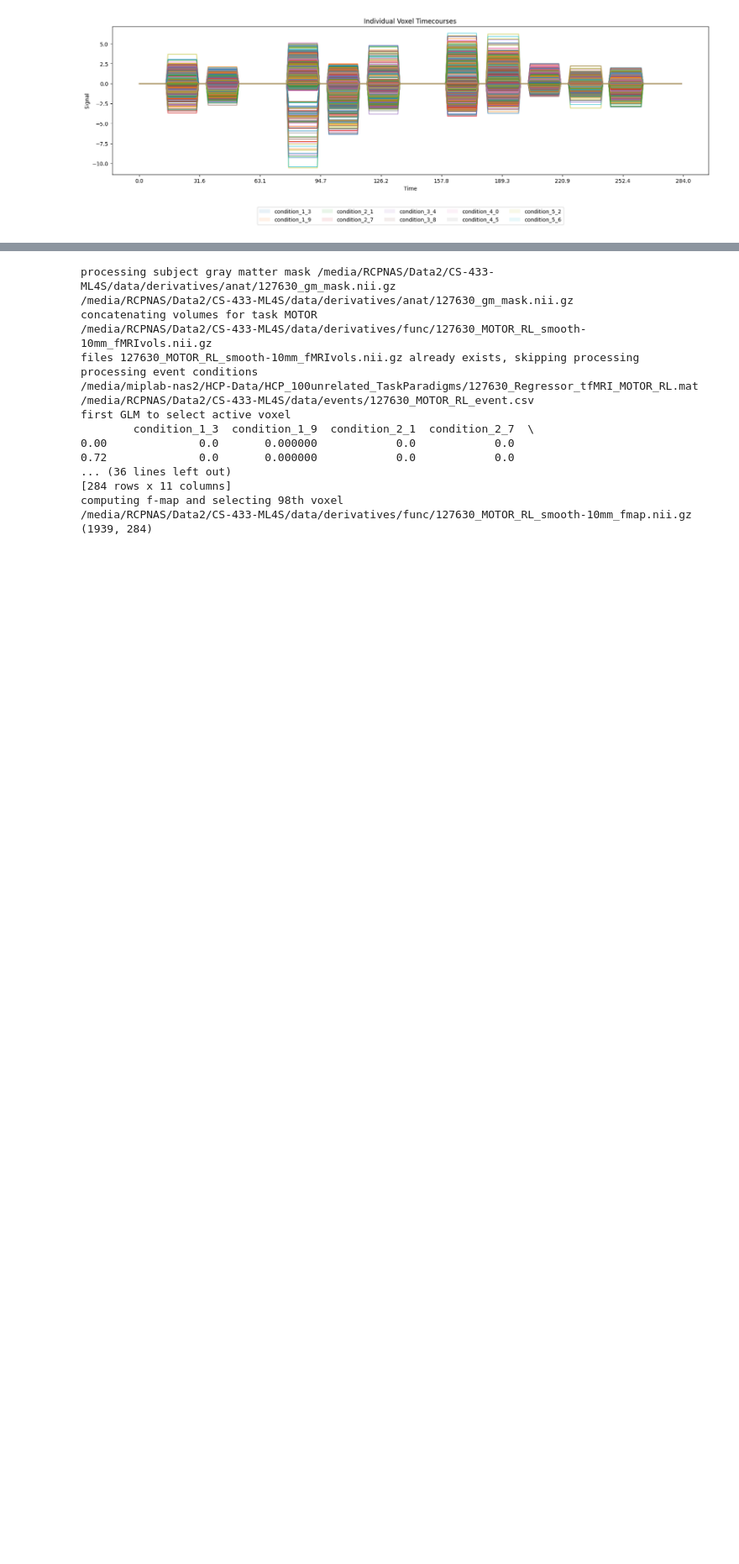
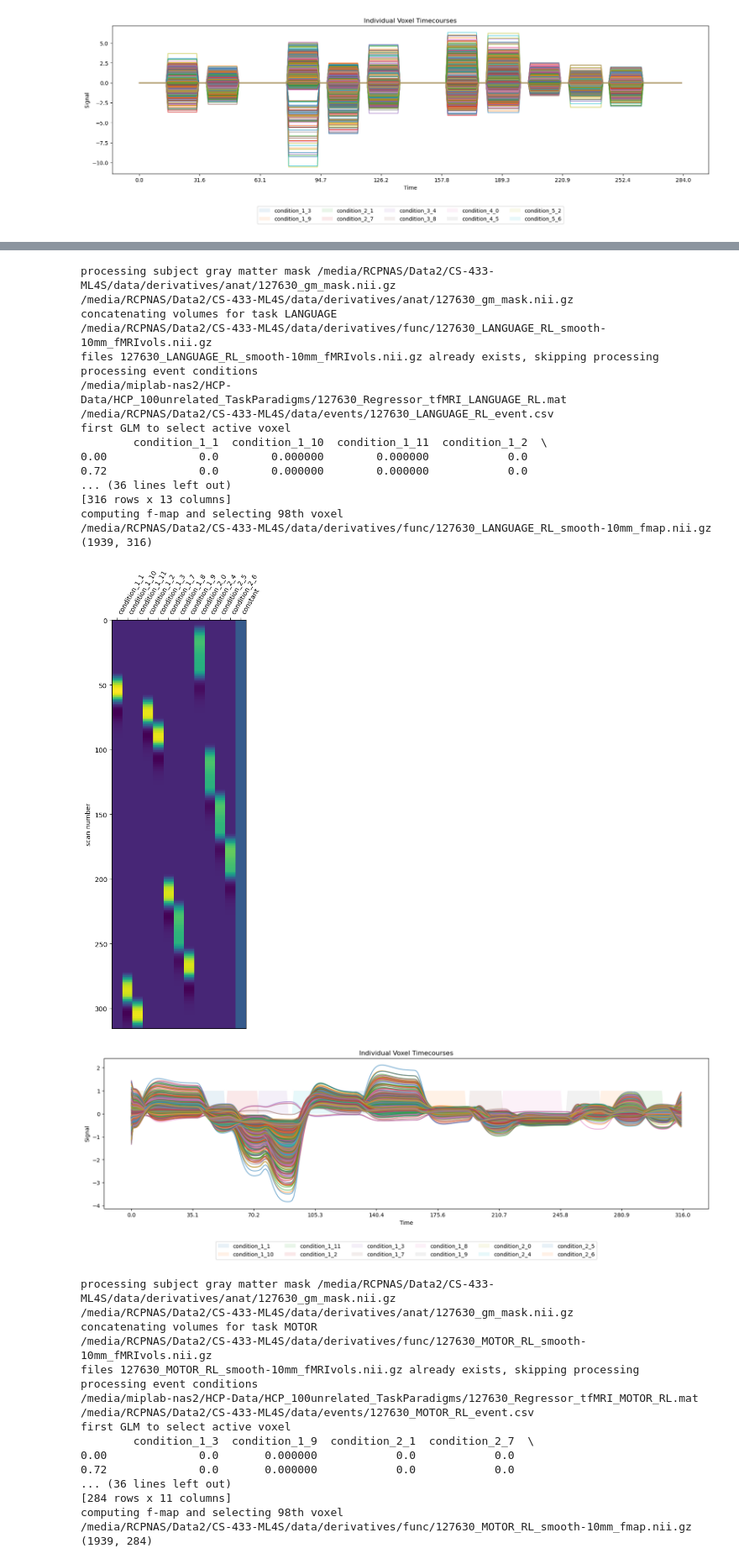
Before and after one commit to fedemengo/CS-433-ML4S, a Jupyter notebook: preprocessing_pipeline.ipynb, the cells around one changed output, grey strips where cells are left out. Shown at 84% size. Saved outputs shown, nothing was run; the diff lists cells and outputs as text; code cells hidden in the pictures; blank space fills up the shorter version.

```diff
--- a/preprocessing_pipeline.ipynb
+++ b/preprocessing_pipeline.ipynb
@@ -316,3 +344,25 @@ computing f-map and selecting 98th voxel
+# %%
+language_bold_data, glm_fitted, active_mask = prepare_subject_sample(subject, "LANGUAGE", acq, smoothing=10, label_extraction=get_predicted_bold_response)
+# %% [output]
+processing subject gray matter mask /media/RCPNAS/Data2/CS-433-ML4S/data/derivatives/anat/127630_gm_mask.nii.gz
+/media/RCPNAS/Data2/CS-433-ML4S/data/derivatives/anat/127630_gm_mask.nii.gz
+concatenating volumes for task LANGUAGE
+/media/RCPNAS/Data2/CS-433-ML4S/data/derivatives/func/127630_LANGUAGE_RL_smooth-10mm_fMRIvols.nii.gz
+files 127630_LANGUAGE_RL_smooth-10mm_fMRIvols.nii.gz already exists, skipping processing
+processing event conditions
+/media/miplab-nas2/HCP-Data/HCP_100unrelated_TaskParadigms/127630_Regressor_tfMRI_LANGUAGE_RL.mat
+/media/RCPNAS/Data2/CS-433-ML4S/data/events/127630_LANGUAGE_RL_event.csv
+first GLM to select active voxel
+        condition_1_1  condition_1_10  condition_1_11  condition_1_2  \
+0.00              0.0        0.000000        0.000000            0.0
+0.72              0.0        0.000000        0.000000            0.0
+... (36 lines left out)
+[316 rows x 13 columns]
+computing f-map and selecting 98th voxel
+/media/RCPNAS/Data2/CS-433-ML4S/data/derivatives/func/127630_LANGUAGE_RL_smooth-10mm_fmap.nii.gz
+(1939, 316)
+[figure, added]
+[figure, added]
 # %%
 ba, _, _ = prepare_subject_sample(subject, task, acq, smoothing=10, label_extraction=get_predicted_bold_response);
 # %% [output]
```
Also changed, not shown: parts of 3 cells of this notebook, 28 other files.
